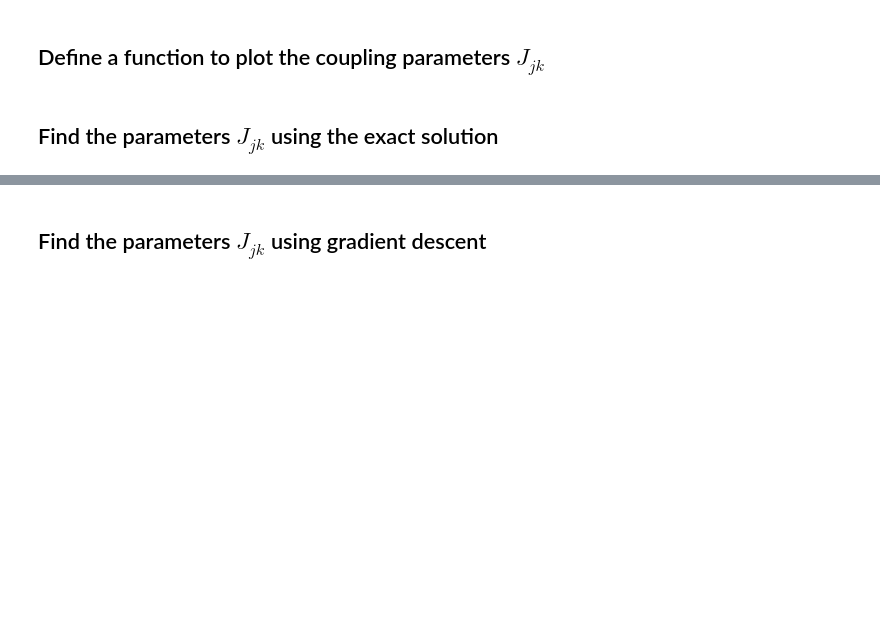
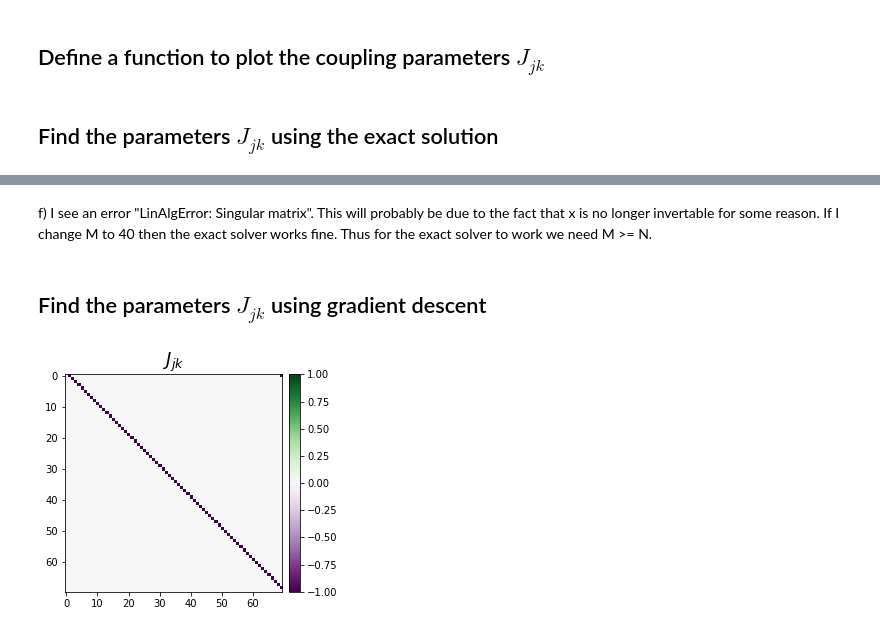
Before and after one commit to ColeLovesSpace/ML_tutorial1, a Jupyter notebook: tutorial1_linearRegression_Ising.ipynb, the cells around one changed output, grey strips where cells are left out. Cells and saved outputs as stored; diff of their text form; code cells hidden in the pictures; blank space fills up the shorter version.

```diff
--- a/tutorial1_linearRegression_Ising.ipynb
+++ b/tutorial1_linearRegression_Ising.ipynb
@@ -70,9 +89,13 @@ plot_J(w_exact,N)
+# %% [markdown]
+f) I see an error "LinAlgError: Singular matrix". This will probably be due to the fact that x is no longer invertable for some reason. If I change M to 40 then the exact solver works fine. Thus for the exact solver to work we need M >= N.
 # %% [markdown]
 ## Find the parameters $J_{jk}$ using gradient descent
 # %%
 %%time
 w_init = 2*np.random.rand(x.shape[1])-1 #initialize the w parameters randomly
 
 #Apply gradient descent with a constant learning rate of eta0:
-w_GD = linear_model.SGDRegressor(penalty=None, learning_rate='constant', eta0=0.001).fit(x, H, coef_init=w_init).coef_
+w_GD = linear_model.SGDRegressor(penalty=None, learning_rate='constant', eta0=0.0001).fit(x, H, coef_init=w_init).coef_
 plot_J(w_GD,N)
+# %% [output]
+[figure, added]
```
Also changed, not shown: parts of 12 cells of this notebook.
